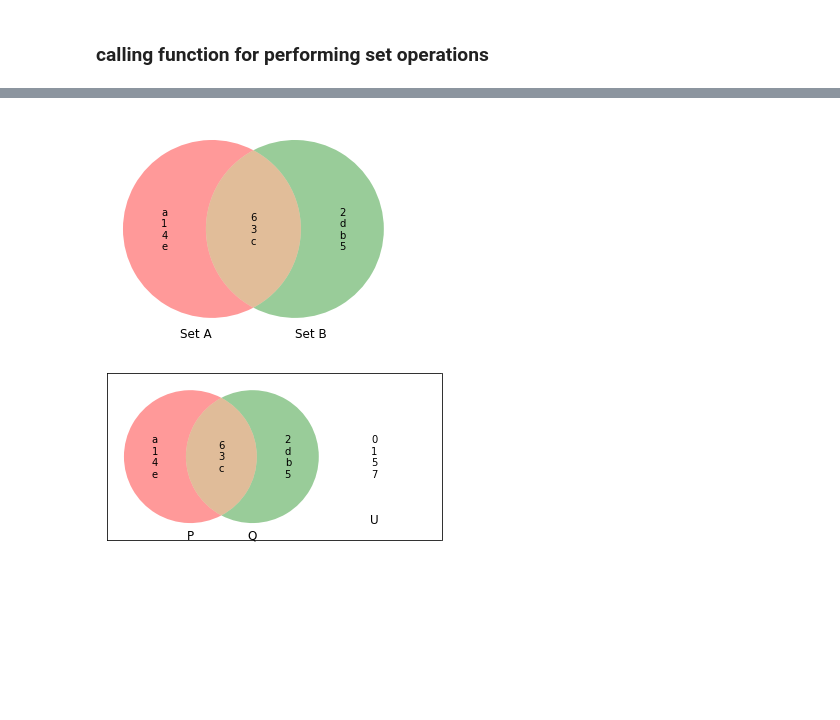
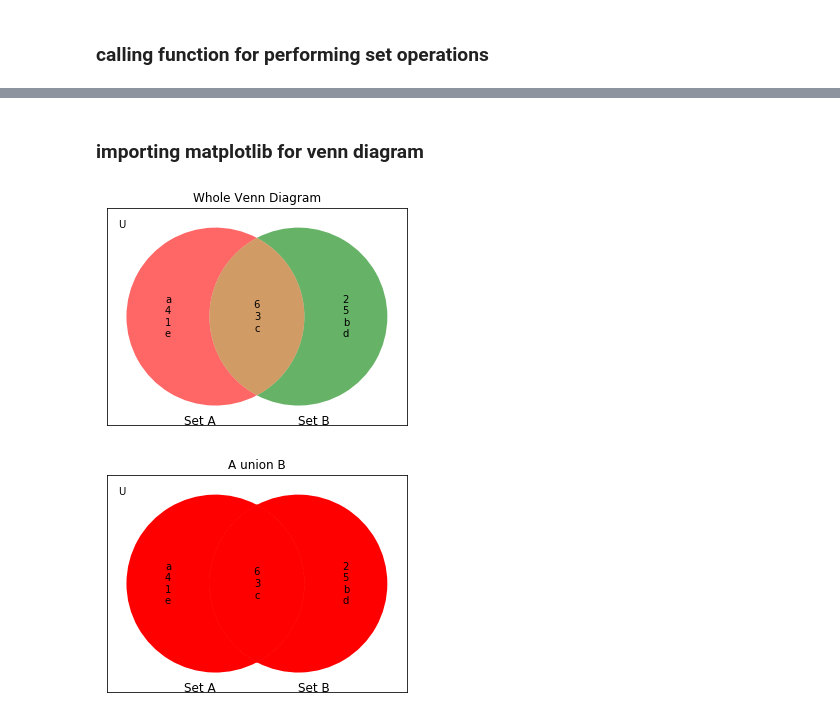
Before and after one commit to subhendu17620/RUAS, a Jupyter notebook: sem 03/DM-1/DM-assignment01.ipynb, the cells around one changed output, grey strips where cells are left out. Drawn from its saved outputs; the diff is of its cells as text; code cells hidden in the pictures; blank space fills up the shorter version.

```diff
--- a/sem 03/DM-1/DM-assignment01.ipynb
+++ b/sem 03/DM-1/DM-assignment01.ipynb
@@ -83,0 +84,2 @@ Compliment set : {'2', 'd', 'b', '5'}
+# %% [markdown]
+### importing matplotlib for venn diagram
@@ -84,28 +89,24 @@ Compliment set : {'2', 'd', 'b', '5'}
 # %%
-import matplotlib_venn as vplt
-from matplotlib import pyplot as plt
-v = vplt.venn2([A,B], ('Set A', 'Set B'))
+plt.title('Whole Venn Diagram')
+v = vplt.venn2([A,B], ('Set A', 'Set B'),alpha=0.6)
 
 v.get_label_by_id('10').set_text('\n'.join(A-B))
 v.get_label_by_id('11').set_text('\n'.join(A&B))
 v.get_label_by_id('01').set_text('\n'.join((B-A)))
+plt.gca().set_facecolor('white')
+plt.annotate('U',xy=(-0.7,0.45))
+plt.gca().set_axis_on()
 # %% [output]
-[figure, old version]
+[figure, new version]
-# %%
-
-import matplotlib.pyplot as plt
-from matplotlib_venn import venn3
-P = set([9,3,6])
-Q = set([2,4,6,8])
-C = set([0,5,1,7])
-v = venn3([A,B,C], ('P', 'Q', 'U'))
-
-v.get_label_by_id('100').set_text('\n'.join(map(str,A-B)))
-v.get_label_by_id('110').set_text('\n'.join(map(str,A&B)))
-v.get_label_by_id('010').set_text('\n'.join(map(str,B-A)))
-v.get_label_by_id('001').set_text('\n'.join(map(str,C)))
-v.get_patch_by_id('001').set_color('white')
-plt.axis('on')
-plt.show()
-# %% [output]
-[figure, removed]
+# %%
+plt.title('A union B')
+v = vplt.venn2([A,B], ('Set A', 'Set B'),set_colors=('r','r'),alpha=1)
+v.get_patch_by_id('11').set_color('r')
+v.get_label_by_id('10').set_text('\n'.join(A-B))
+v.get_label_by_id('11').set_text('\n'.join(A&B))
+v.get_label_by_id('01').set_text('\n'.join(B-A))
+plt.gca().set_facecolor('w')
+plt.annotate('U',xy=(-0.7,0.45))
+plt.gca().set_axis_on()
+# %% [output]
+[figure, added]
```
Also changed, not shown: parts of 6 cells of this notebook, 2 other files.
